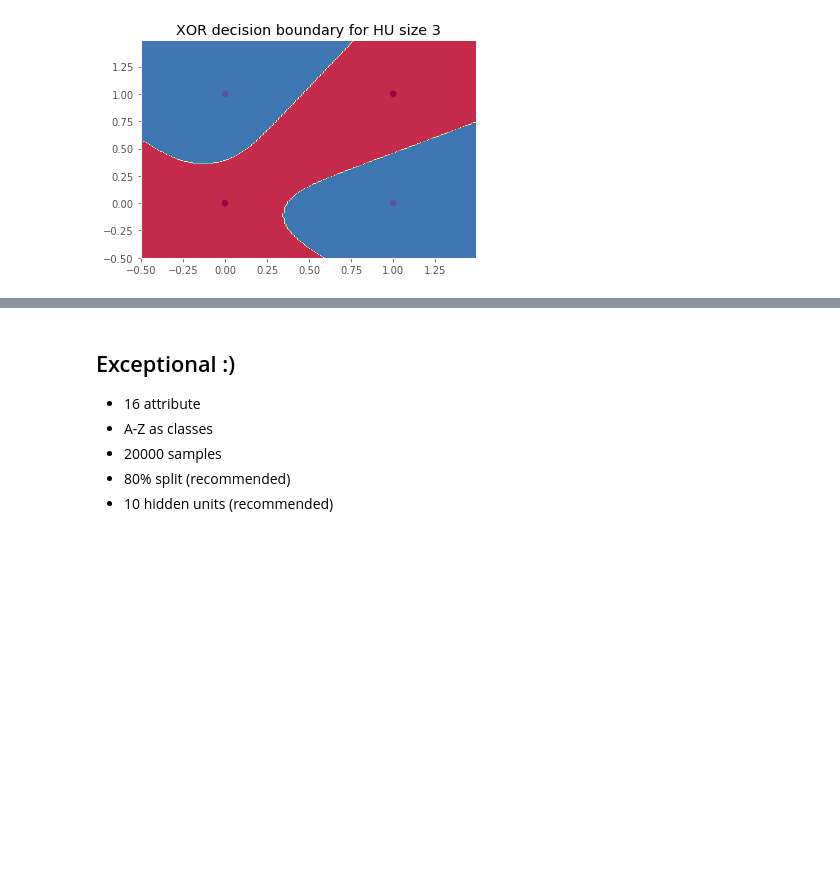
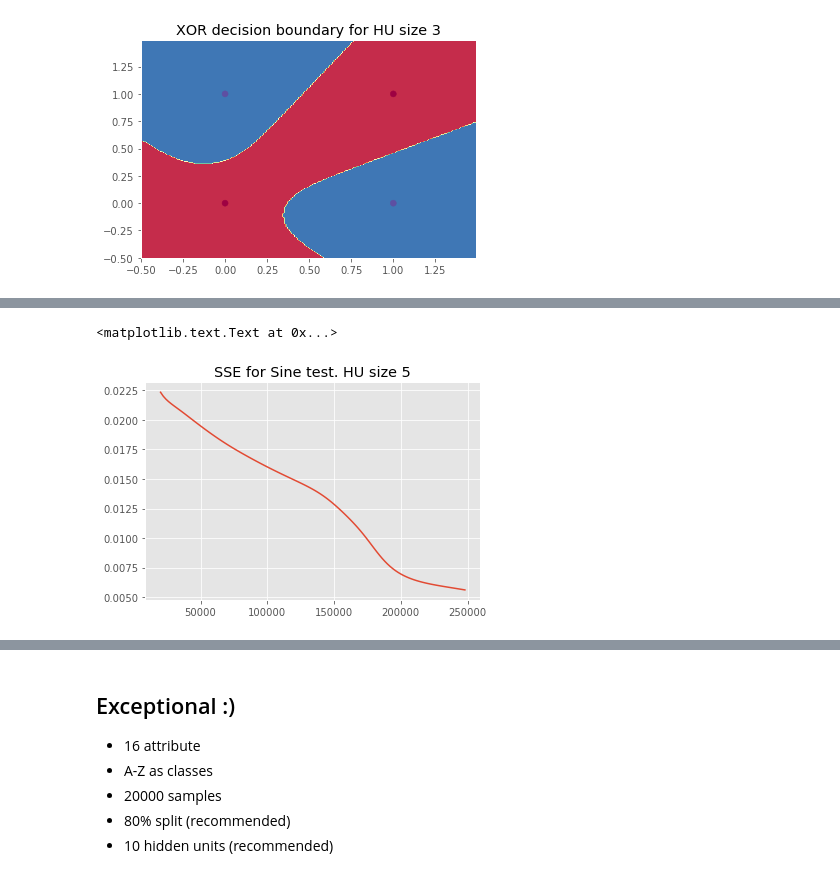
Before and after one commit to nilbot/neural-networks-tutorial, a Jupyter notebook: Notes.ipynb, the cells around one changed output, grey strips where cells are left out. Saved outputs shown, nothing was run; the diff lists cells and outputs as text; code cells hidden in the pictures; blank space fills up the shorter version.

```diff
--- a/Notes.ipynb
+++ b/Notes.ipynb
@@ -88,0 +106,2 @@ plt.title("XOR decision boundary for HU size {0}".format(3))
+# %%
+acclog, losslog = sine_mlp.train(print_loss=True, testset_X=testingX, testset_y=testingy, classification=False)
@@ -88,0 +126,6 @@ plt.title("XOR decision boundary for HU size {0}".format(3))
+# %%
+plt.plot([i[0] for i in losslog[10:]], [i[1] for i in losslog[10:]])
+plt.title("SSE for Sine test. HU size {0}".format(sine_hu_size))
+# %% [output]
+<matplotlib.text.Text at 0x...>
+[figure, added]
```
Also changed, not shown: parts of 17 cells of this notebook, 1 other file.
